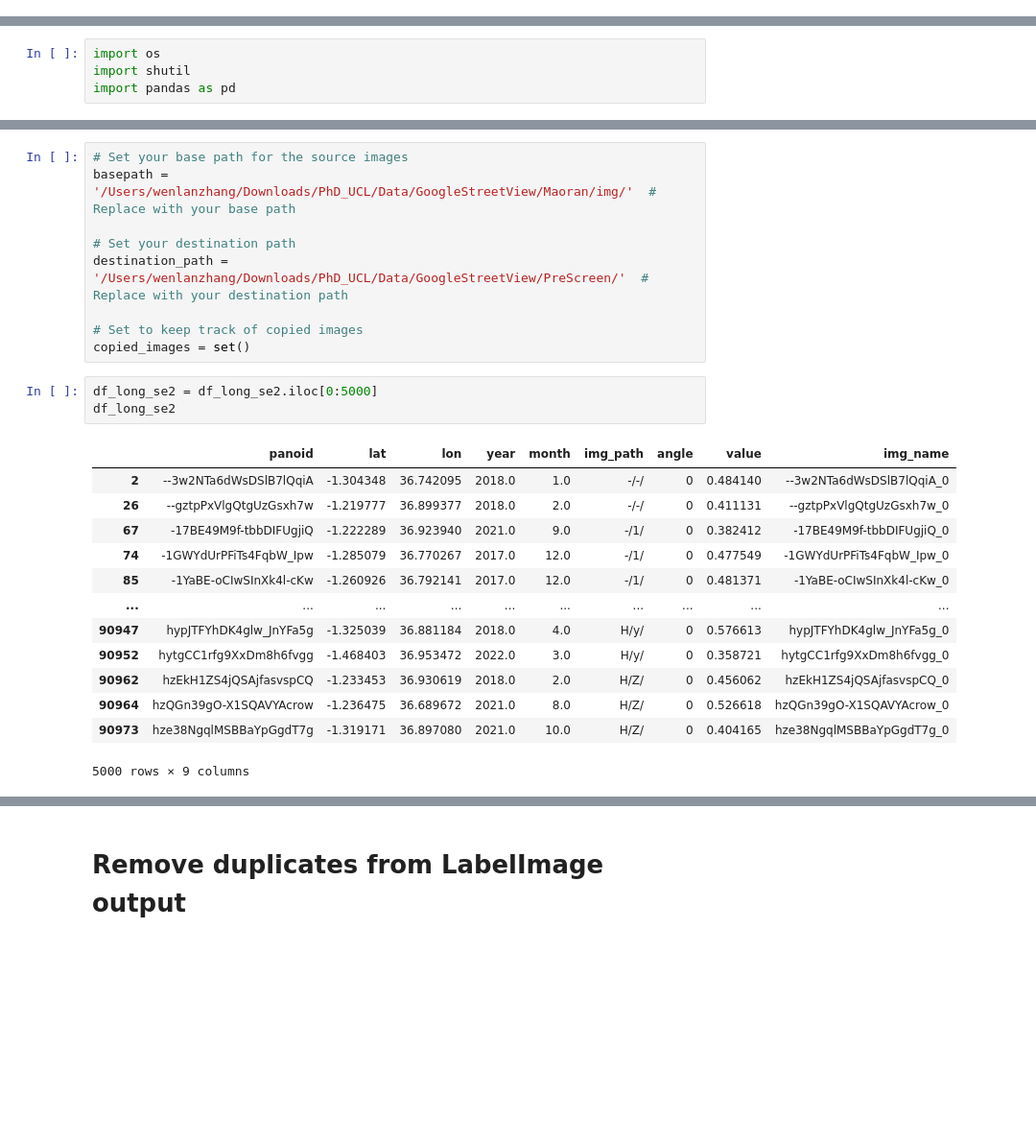
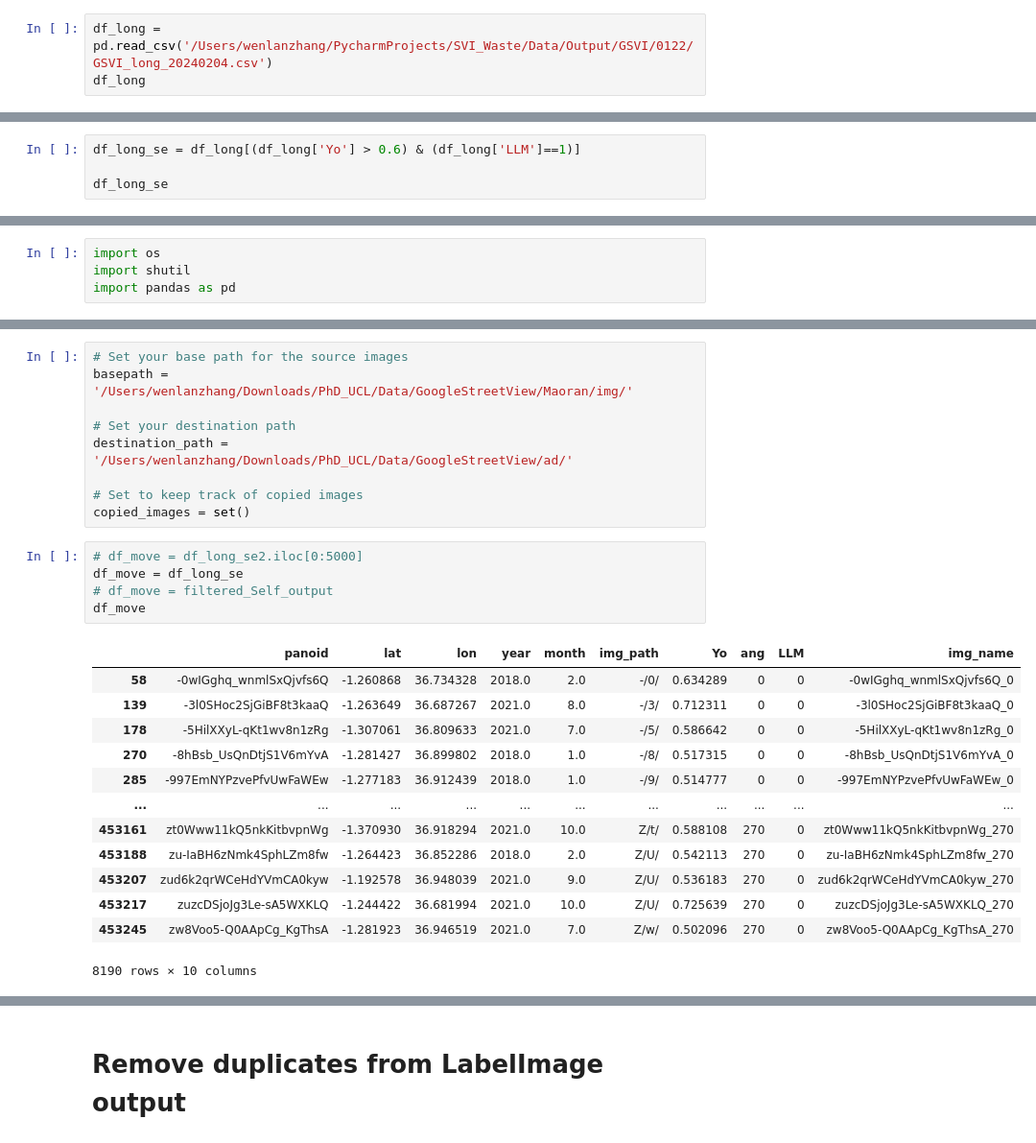
Before and after one commit to wenlanzhang/SVI_Waste, a Jupyter notebook: Analysis/Output_Process.ipynb, the cells around one changed output, grey strips where cells are left out. Shown at 96% size. Drawn from its saved outputs; the diff is of its cells as text; blank space fills up the shorter version.

```diff
--- a/Analysis/Output_Process.ipynb
+++ b/Analysis/Output_Process.ipynb
@@ -181,0 +166,3 @@ df_long
+# %%
+df_long = pd.read_csv('/Users/wenlanzhang/PycharmProjects/SVI_Waste/Data/Output/GSVI/0122/GSVI_long_20240204.csv')
+df_long
@@ -238,0 +242,4 @@ df_long_se2
+# %%
+df_long_se = df_long[(df_long['Yo'] > 0.6) & (df_long['LLM']==1)]
+
+df_long_se
@@ -267,27 +344,29 @@ See the caveats in the documentation: https://pandas.pydata.org/pandas-docs/stab
 # %%
 # Set your base path for the source images
-basepath = '/Users/wenlanzhang/Downloads/PhD_UCL/Data/GoogleStreetView/Maoran/img/'  # Replace with your base path
+basepath = '/Users/wenlanzhang/Downloads/PhD_UCL/Data/GoogleStreetView/Maoran/img/'
 
 # Set your destination path
-destination_path = '/Users/wenlanzhang/Downloads/PhD_UCL/Data/GoogleStreetView/PreScreen/'  # Replace with your destination path
+destination_path = '/Users/wenlanzhang/Downloads/PhD_UCL/Data/GoogleStreetView/ad/'
 
 # Set to keep track of copied images
 copied_images = set()
 # %%
-df_long_se2 = df_long_se2.iloc[0:5000]
-df_long_se2
+# df_move = df_long_se2.iloc[0:5000]
+df_move = df_long_se
+# df_move = filtered_Self_output
+df_move
 # %% [output]
-|  | panoid | lat | lon | year | month | img_path | angle | value | img_name |
-| 2 | --3w2NTa6dWsDSlB7lQqiA | -1.304348 | 36.742095 | 2018.0 | 1.0 | -/-/ | 0 | 0.484140 | --3w2NTa6dWsDSlB7lQqiA_0 |
-| 26 | --gztpPxVlgQtgUzGsxh7w | -1.219777 | 36.899377 | 2018.0 | 2.0 | -/-/ | 0 | 0.411131 | --gztpPxVlgQtgUzGsxh7w_0 |
-| 67 | -17BE49M9f-tbbDIFUgjiQ | -1.222289 | 36.923940 | 2021.0 | 9.0 | -/1/ | 0 | 0.382412 | -17BE49M9f-tbbDIFUgjiQ_0 |
-| 74 | -1GWYdUrPFiTs4FqbW_Ipw | -1.285079 | 36.770267 | 2017.0 | 12.0 | -/1/ | 0 | 0.477549 | -1GWYdUrPFiTs4FqbW_Ipw_0 |
-| 85 | -1YaBE-oCIwSInXk4l-cKw | -1.260926 | 36.792141 | 2017.0 | 12.0 | -/1/ | 0 | 0.481371 | -1YaBE-oCIwSInXk4l-cKw_0 |
-| ... | ... | ... | ... | ... | ... | ... | ... | ... | ... |
-| 90947 | hypJTFYhDK4glw_JnYFa5g | -1.325039 | 36.881184 | 2018.0 | 4.0 | H/y/ | 0 | 0.576613 | hypJTFYhDK4glw_JnYFa5g_0 |
-| 90952 | hytgCC1rfg9XxDm8h6fvgg | -1.468403 | 36.953472 | 2022.0 | 3.0 | H/y/ | 0 | 0.358721 | hytgCC1rfg9XxDm8h6fvgg_0 |
-| 90962 | hzEkH1ZS4jQSAjfasvspCQ | -1.233453 | 36.930619 | 2018.0 | 2.0 | H/Z/ | 0 | 0.456062 | hzEkH1ZS4jQSAjfasvspCQ_0 |
-| 90964 | hzQGn39gO-X1SQAVYAcrow | -1.236475 | 36.689672 | 2021.0 | 8.0 | H/Z/ | 0 | 0.526618 | hzQGn39gO-X1SQAVYAcrow_0 |
-| 90973 | hze38NgqlMSBBaYpGgdT7g | -1.319171 | 36.897080 | 2021.0 | 10.0 | H/Z/ | 0 | 0.404165 | hze38NgqlMSBBaYpGgdT7g_0 |
+|  | panoid | lat | lon | year | month | img_path | Yo | ang | LLM | img_name |
+| 58 | -0wIGghq_wnmlSxQjvfs6Q | -1.260868 | 36.734328 | 2018.0 | 2.0 | -/0/ | 0.634289 | 0 | 0 | -0wIGghq_wnmlSxQjvfs6Q_0 |
+| 139 | -3l0SHoc2SjGiBF8t3kaaQ | -1.263649 | 36.687267 | 2021.0 | 8.0 | -/3/ | 0.712311 | 0 | 0 | -3l0SHoc2SjGiBF8t3kaaQ_0 |
+| 178 | -5HilXXyL-qKt1wv8n1zRg | -1.307061 | 36.809633 | 2021.0 | 7.0 | -/5/ | 0.586642 | 0 | 0 | -5HilXXyL-qKt1wv8n1zRg_0 |
+| 270 | -8hBsb_UsQnDtjS1V6mYvA | -1.281427 | 36.899802 | 2018.0 | 1.0 | -/8/ | 0.517315 | 0 | 0 | -8hBsb_UsQnDtjS1V6mYvA_0 |
+| 285 | -997EmNYPzvePfvUwFaWEw | -1.277183 | 36.912439 | 2018.0 | 1.0 | -/9/ | 0.514777 | 0 | 0 | -997EmNYPzvePfvUwFaWEw_0 |
+| ... | ... | ... | ... | ... | ... | ... | ... | ... | ... | ... |
+| 453161 | zt0Www11kQ5nkKitbvpnWg | -1.370930 | 36.918294 | 2021.0 | 10.0 | Z/t/ | 0.588108 | 270 | 0 | zt0Www11kQ5nkKitbvpnWg_270 |
+| 453188 | zu-IaBH6zNmk4SphLZm8fw | -1.264423 | 36.852286 | 2018.0 | 2.0 | Z/U/ | 0.542113 | 270 | 0 | zu-IaBH6zNmk4SphLZm8fw_270 |
+| 453207 | zud6k2qrWCeHdYVmCA0kyw | -1.192578 | 36.948039 | 2021.0 | 9.0 | Z/U/ | 0.536183 | 270 | 0 | zud6k2qrWCeHdYVmCA0kyw_270 |
+| 453217 | zuzcDSjoJg3Le-sA5WXKLQ | -1.244422 | 36.681994 | 2021.0 | 10.0 | Z/U/ | 0.725639 | 270 | 0 | zuzcDSjoJg3Le-sA5WXKLQ_270 |
+| 453245 | zw8Voo5-Q0AApCg_KgThsA | -1.281923 | 36.946519 | 2021.0 | 7.0 | Z/w/ | 0.502096 | 270 | 0 | zw8Voo5-Q0AApCg_KgThsA_270 |
-5000 rows × 9 columns
+8190 rows × 10 columns
 # %%
```
Also changed, not shown: parts of 17 cells of this notebook, 14 other files.
